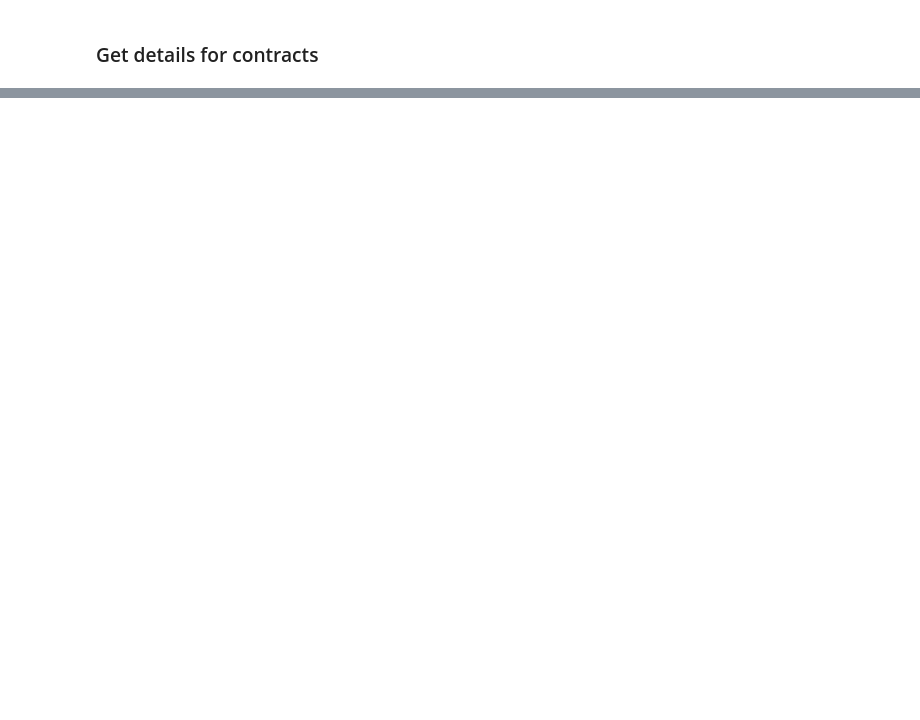
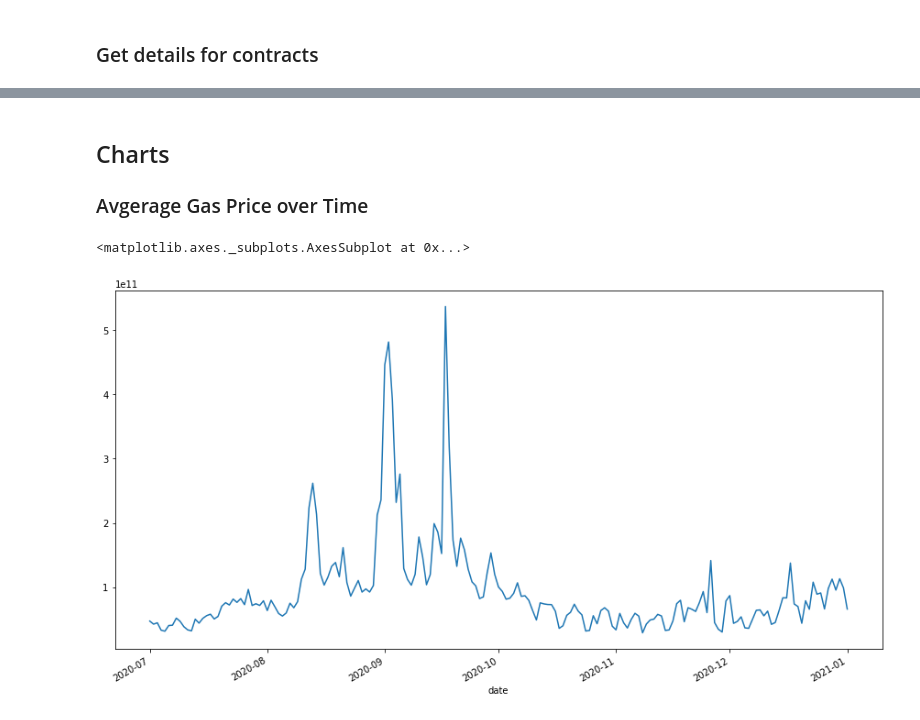
Before and after one commit to aws-solutions-library-samples/guidance-for-digital-assets-on-aws, a Jupyter notebook: analytics/consumer/sagemaker/eth-analytics.ipynb, the cells around one changed output, grey strips where cells are left out. Saved outputs shown, nothing was run; the diff lists cells and outputs as text; code cells hidden in the pictures; blank space fills up the shorter version.

```diff
--- a/analytics/consumer/sagemaker/eth-analytics.ipynb
+++ b/analytics/consumer/sagemaker/eth-analytics.ipynb
@@ -55,0 +174,13 @@ df.iloc[0]
+# %% [markdown]
+## Charts
+
+### Avgerage Gas Price over Time
+# %%
+%matplotlib inline
+df = pd.read_sql("select date,avg(receipt_effective_gas_price) as avg_gas from eth.transactions where receipt_status=1 and date>='2020-07-01' and date<='2021-01-01' group by date", conn)
+df.set_index(pd.DatetimeIndex(df['date']),inplace=True)
+del df['date']
+df["avg_gas"].plot(figsize=(15,8))
+# %% [output]
+<matplotlib.axes._subplots.AxesSubplot at 0x...>
+[figure, added]
```
Also changed, not shown: parts of 15 cells of this notebook, 2 other files.
